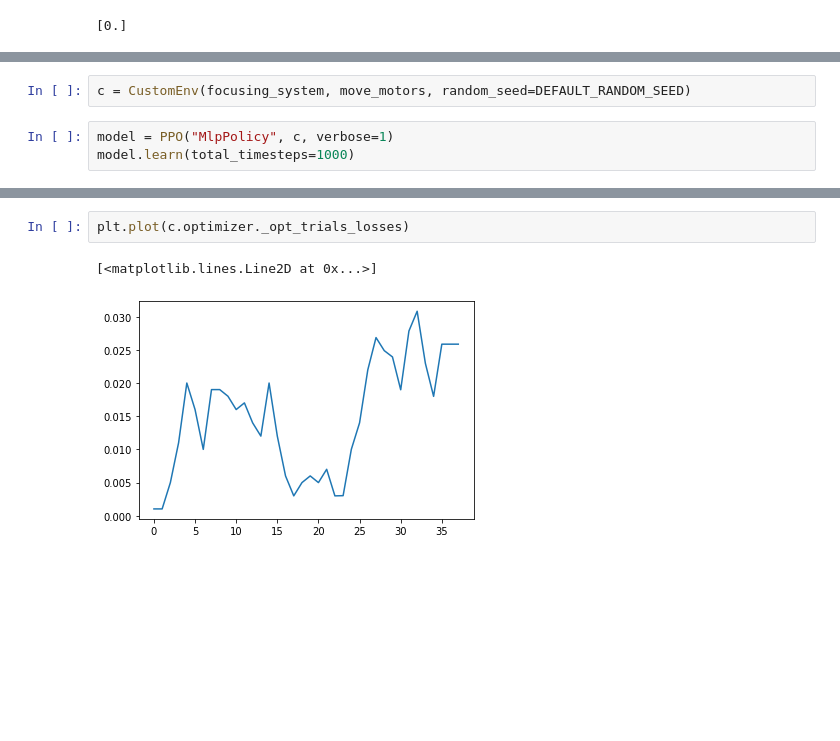
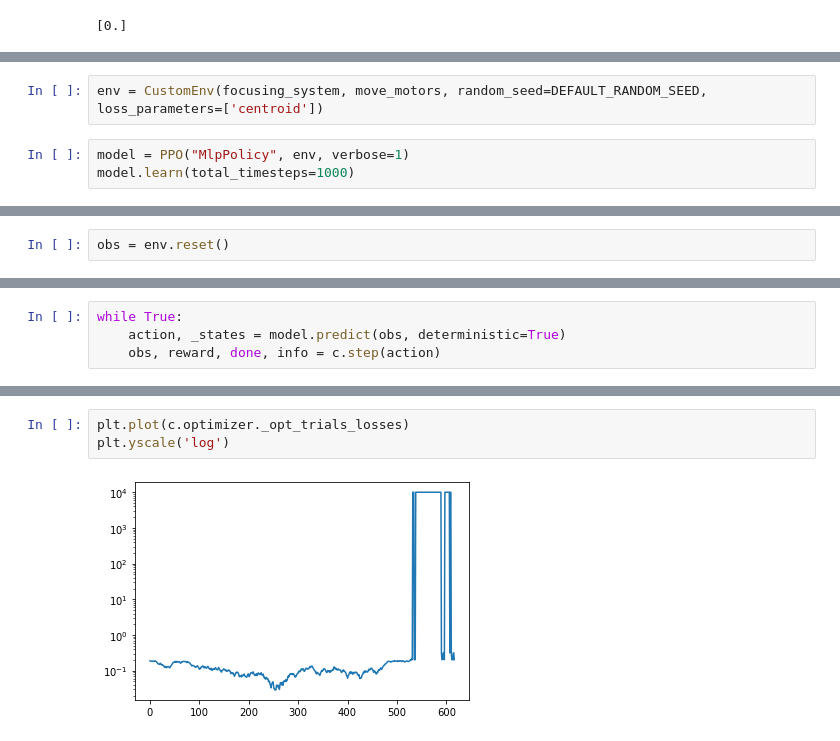
Before and after one commit to AI-ML-at-APS/AI-ML_Control_System, a Jupyter notebook: work_directory/jupyter/gp_discrete/openai_gym.ipynb, the cells around one changed output, grey strips where cells are left out. Saved outputs shown, nothing was run; the diff lists cells and outputs as text; blank space fills up the shorter version.

```diff
--- a/work_directory/jupyter/gp_discrete/openai_gym.ipynb
+++ b/work_directory/jupyter/gp_discrete/openai_gym.ipynb
@@ -117,7 +178,7 @@ IndentationError: unexpected indent (2337471702.py, line 2)
 # %%
-c = CustomEnv(focusing_system, move_motors, random_seed=DEFAULT_RANDOM_SEED)
+env = CustomEnv(focusing_system, move_motors, random_seed=DEFAULT_RANDOM_SEED, loss_parameters=['centroid'])
 # %%
-model = PPO("MlpPolicy", c, verbose=1)
+model = PPO("MlpPolicy", env, verbose=1)
 model.learn(total_timesteps=1000)
 # %% [output]
 Using cpu device
@@ -128,0 +201,2 @@ RuntimeError: Class values must be non-negative.
+# %%
+obs = env.reset()
@@ -128,0 +205,4 @@ RuntimeError: Class values must be non-negative.
+# %%
+while True:
+    action, _states = model.predict(obs, deterministic=True)
+    obs, reward, done, info = c.step(action)
@@ -129,5 +228,5 @@ RuntimeError: Class values must be non-negative.
 # %%
 plt.plot(c.optimizer._opt_trials_losses)
+plt.yscale('log')
 # %% [output]
-[<matplotlib.lines.Line2D at 0x...>]
-[figure, old version]
+[figure, new version]
```
Also changed, not shown: parts of 15 cells of this notebook, 1 other file.
